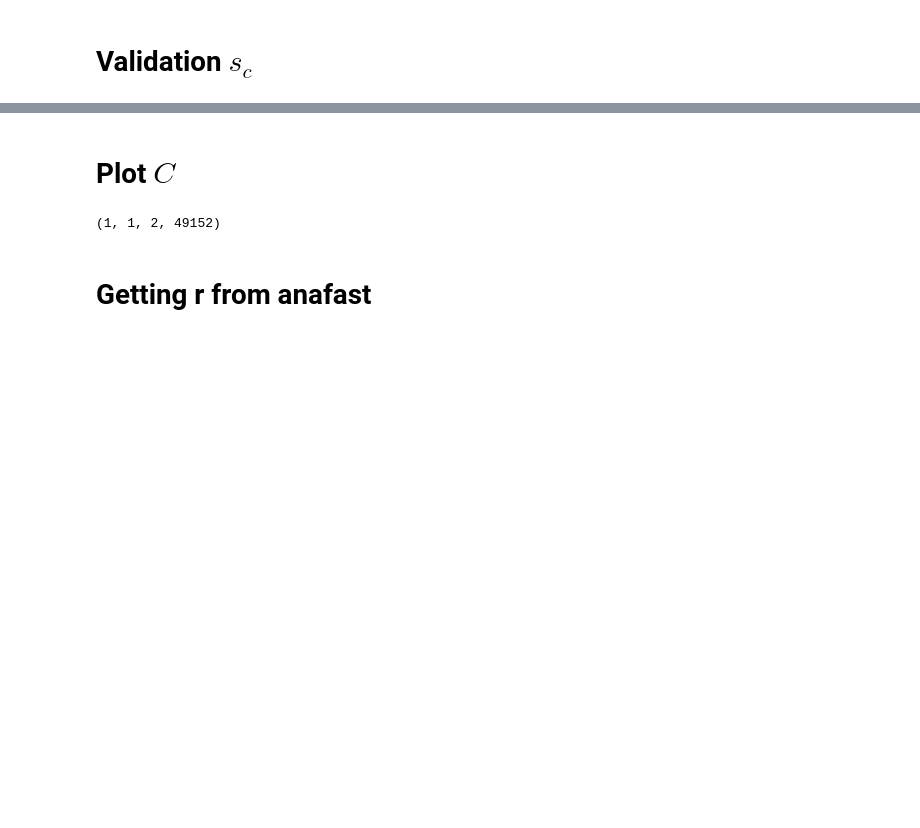
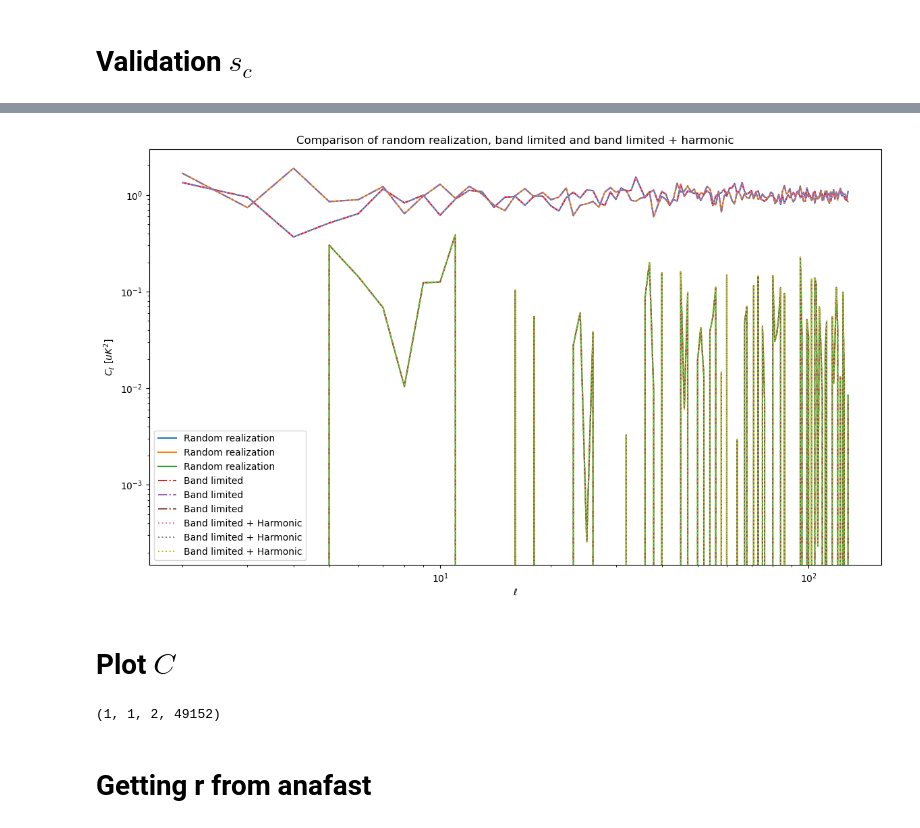
Before and after one commit to CMBSciPol/MICMAC, a Jupyter notebook: test_playground/Validation_Classical_Gibbs/multinode_verif_v109_v3b.ipynb, the cells around one changed output, grey strips where cells are left out. Saved outputs shown, nothing was run; the diff lists cells and outputs as text; code cells hidden in the pictures; blank space fills up the shorter version.

```diff
--- a/test_playground/Validation_Classical_Gibbs/multinode_verif_v109_v3b.ipynb
+++ b/test_playground/Validation_Classical_Gibbs/multinode_verif_v109_v3b.ipynb
@@ -613,6 +686,53 @@ if not(fast_verion_bool):
 # mask = hp.read_map("/Users/mag/Documents/PHD1Y/Masks/Planck_mask_fsky_60.fits")
 
 # hp.mollview(mask)
+# %%
+red_cov_matrix_mean_s_c = micmac.get_reduced_matrix_from_c_ell(all_s_c_spectra[0,:].mean(axis=0))
+red_cov_matrix_mean_s_c_sqrt = micmac.get_sqrt_reduced_matrix_from_matrix(red_cov_matrix_mean_s_c)
+red_cov_matrix_mean_s_c_msqrt = np.linalg.pinv(red_cov_matrix_mean_s_c_sqrt)
+
+map_random_realization_xi = jax.random.normal(jax.random.PRNGKey(0), shape=(MICMAC_sampler_obj.nstokes,MICMAC_sampler_obj.n_pix))/jhp.nside2resol(MICMAC_sampler_obj.nside)
+
+func_harm = lambda x: micmac.maps_x_red_covariance_cell_JAX(x.reshape((MICMAC_sampler_obj.nstokes,MICMAC_sampler_obj.n_pix)),
+                                                                         red_cov_matrix_mean_s_c_sqrt,
+                                                                         nside=MICMAC_sampler_obj.nside,
+                                                                         lmin=MICMAC_sampler_obj.lmin,
+                                                                         n_iter=MICMAC_sampler_obj.n_iter)#.ravel()
+
+func_harm_inv = lambda x: micmac.maps_x_red_covariance_cell_JAX(x.reshape((MICMAC_sampler_obj.nstokes,MICMAC_sampler_obj.n_pix)),
+                                                                         red_cov_matrix_mean_s_c_msqrt,
+                                                                         nside=MICMAC_sampler_obj.nside,
+                                                                         lmin=MICMAC_sampler_obj.lmin,
+                                                                         n_iter=MICMAC_sampler_obj.n_iter)#.ravel()
+
+right_member_0 = map_random_realization_xi
+right_member_1 = MICMAC_sampler_obj.get_band_limited_maps(map_random_realization_xi)
+right_member_2 = func_harm_inv(func_harm(map_random_realization_xi))
+
+right_member_0_extended = np.vstack([np.zeros_like(right_member_0[0]), right_member_0])
+c_ell_rm_0 = hp.anafast(right_member_0_extended, lmax=MICMAC_sampler_obj.lmax, iter=MICMAC_sampler_obj.n_iter)[indices_polar,MICMAC_sampler_obj.lmin:]
+
+right_member_1_extended = np.vstack([np.zeros_like(right_member_1[0]), right_member_1])
+c_ell_rm_1 = hp.anafast(right_member_1_extended, lmax=MICMAC_sampler_obj.lmax, iter=MICMAC_sampler_obj.n_iter)[indices_polar,MICMAC_sampler_obj.lmin:]
+
+right_member_2_extended = np.vstack([np.zeros_like(right_member_2[0]), right_member_2])
+c_ell_rm_2 = hp.anafast(right_member_2_extended, lmax=MICMAC_sampler_obj.lmax, iter=MICMAC_sampler_obj.n_iter)[indices_polar,MICMAC_sampler_obj.lmin:]
+
+plt.figure(figsize=(14,8))
+
+plt.plot(ell_arange, c_ell_rm_0.T, label='Random realization')
+plt.plot(ell_arange, c_ell_rm_1.T, '-.', label='Band limited')
+plt.plot(ell_arange, c_ell_rm_2.T, ':', label='Band limited + Harmonic')
+
+plt.title(f"Comparison of random realization, band limited and band limited + harmonic")
+plt.ylabel("$C_\ell$ [$uK^2$]")
+plt.xlabel(r"$\ell$")
+plt.loglog()
+plt.legend()
+
+plt.show()
+# %% [output]
+[figure, added]
 # %% [markdown]
 # Plot $C$
 # %%
```
Also changed, not shown: parts of 18 cells of this notebook, 27 other files.
